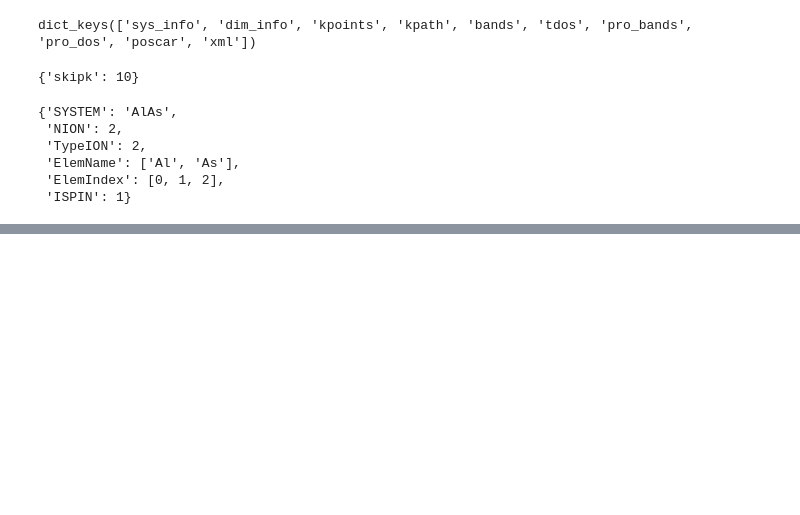
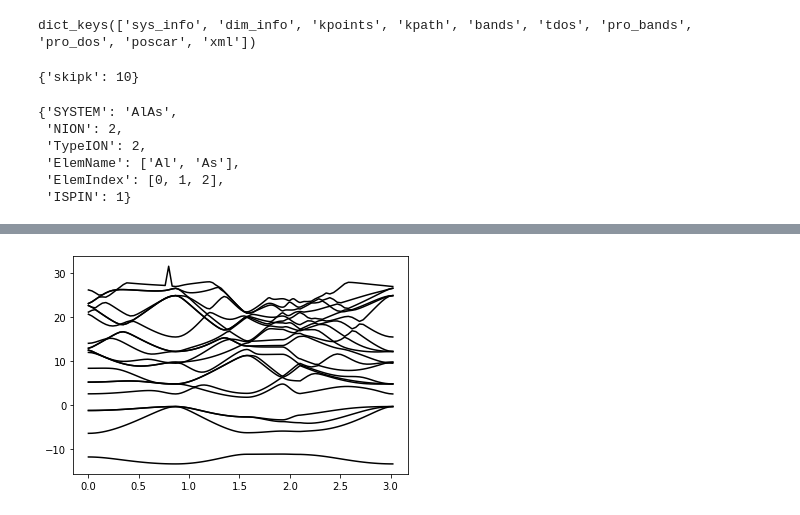
Before and after one commit to obaica/pivotpy, a Jupyter notebook: index.ipynb, the cells around one changed output, grey strips where cells are left out. Drawn from its saved outputs; the diff is of its cells as text; code cells hidden in the pictures; blank space fills up the shorter version.

```diff
--- a/index.ipynb
+++ b/index.ipynb
@@ -43,8 +45,10 @@ dplot=plt.plot(en,dos)
 # %%
 k=vr.kpath
 ef=vr.bands.E_Fermi
 evals=vr.bands.evals-ef
-plot=plt.plot(k,evals,'b')
+plot=plt.plot(k,evals,'k')
+# %% [output]
+[figure, added]
 # %%
 #hide
 from nbdev.export import *
```
Also changed, not shown: parts of 2 cells of this notebook.
